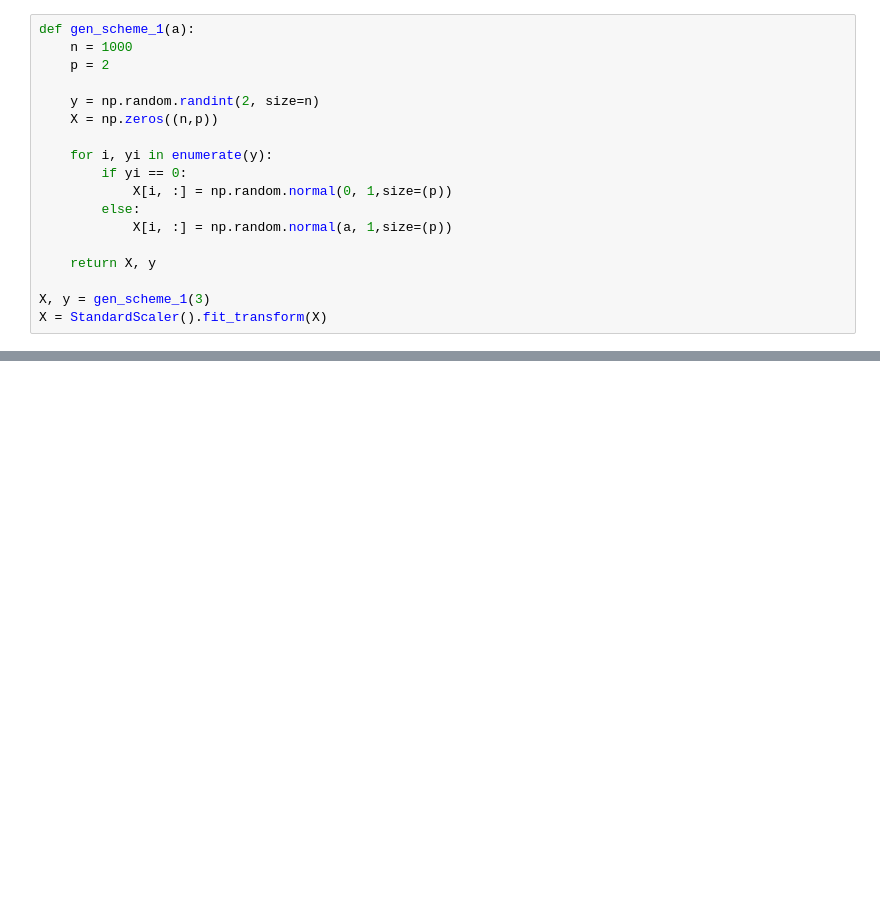
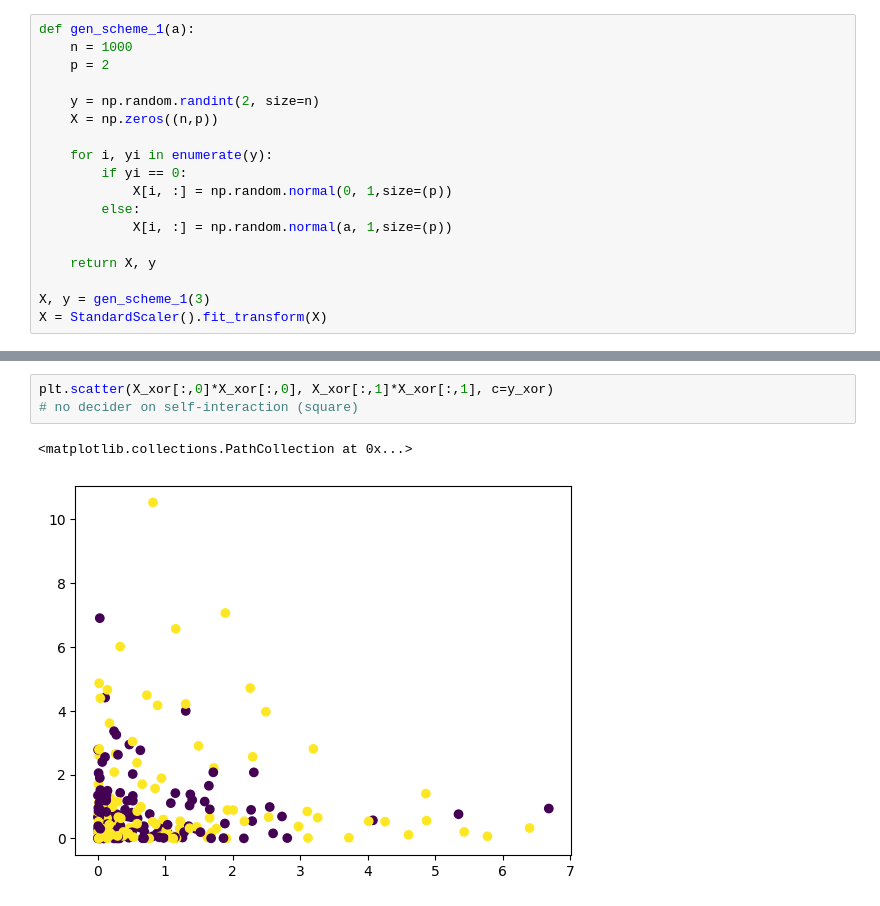
Before and after one commit to jakfol1217/AdvancedML_Project, a Jupyter notebook: aml-project.ipynb, the cells around one changed output, grey strips where cells are left out. Saved outputs shown, nothing was run; the diff lists cells and outputs as text; blank space fills up the shorter version.

```diff
--- a/aml-project.ipynb
+++ b/aml-project.ipynb
@@ -51,0 +110,6 @@ IRLS(fit_intercept="column", interactions=[[0, 1]]).fit(X, y).params()
+# %%
+plt.scatter(X_xor[:,0]*X_xor[:,0], X_xor[:,1]*X_xor[:,1], c=y_xor)
+# no decider on self-interaction (square)
+# %% [output]
+<matplotlib.collections.PathCollection at 0x...>
+[figure, added]
```
Also changed, not shown: parts of 24 cells of this notebook.
